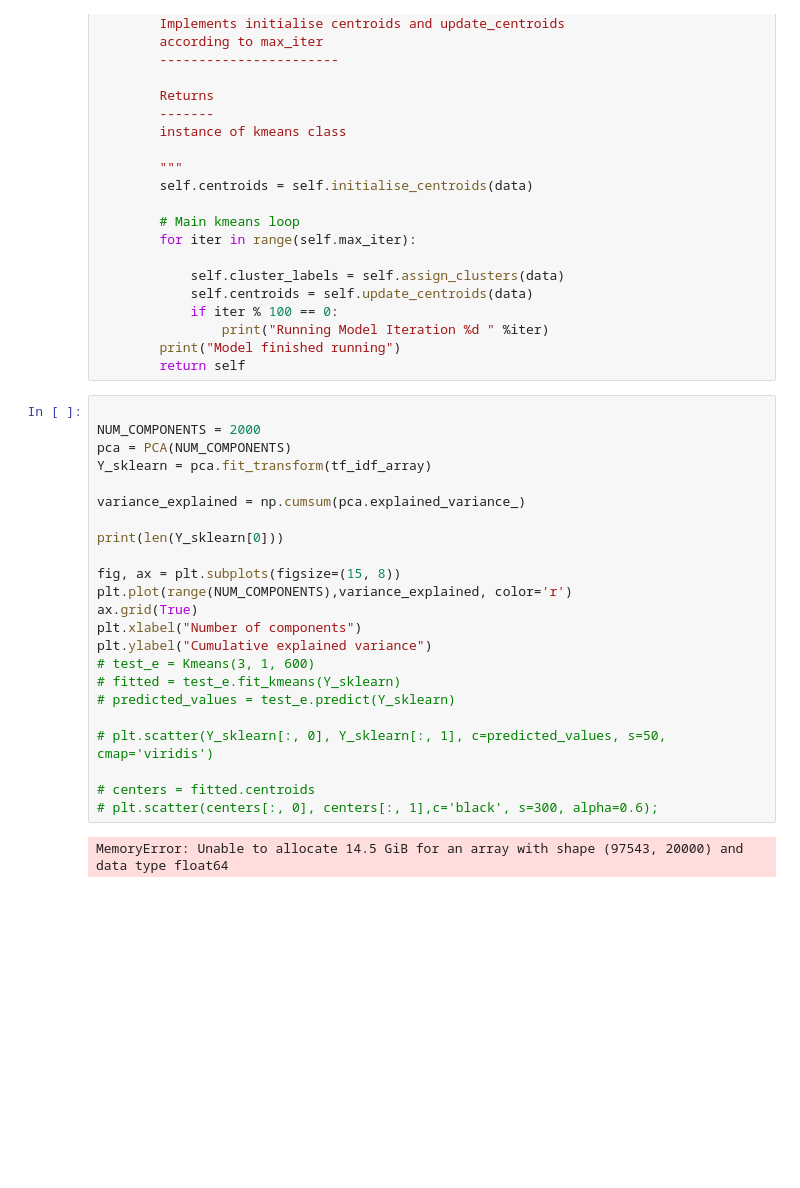
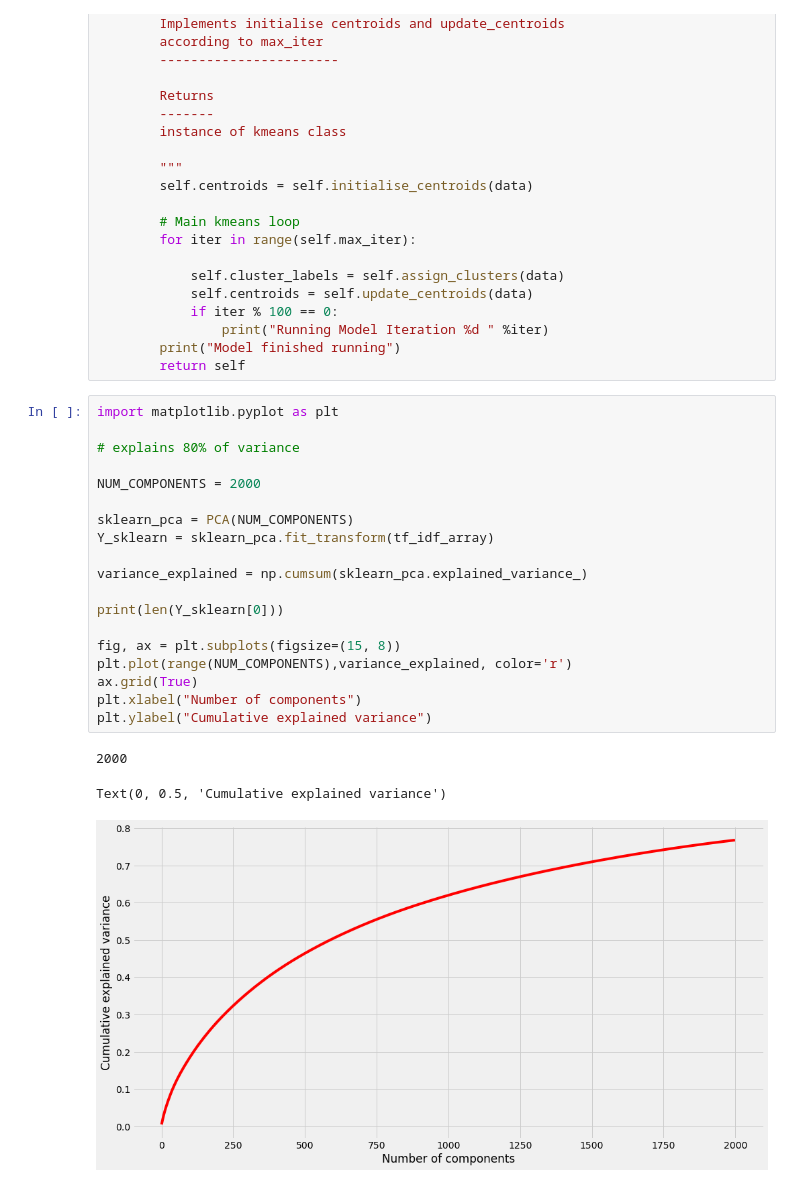
Before and after one commit to tangihan/Recipe-Recommender-System, a Jupyter notebook: User preferences/Extract features.ipynb, the cells around one changed output. Cells and saved outputs as stored; diff of their text form; blank space fills up the shorter version.

```diff
--- a/User preferences/Extract features.ipynb
+++ b/User preferences/Extract features.ipynb
@@ -191,27 +206,25 @@ class Kmeans:
         print("Model finished running")
         return self
 # %%
+import matplotlib.pyplot as plt
+
+# explains 80% of variance
 
 NUM_COMPONENTS = 2000
-pca = PCA(NUM_COMPONENTS)
-Y_sklearn = pca.fit_transform(tf_idf_array)
 
-variance_explained = np.cumsum(pca.explained_variance_)
+sklearn_pca = PCA(NUM_COMPONENTS)
+Y_sklearn = sklearn_pca.fit_transform(tf_idf_array)
+
+variance_explained = np.cumsum(sklearn_pca.explained_variance_)
 
 print(len(Y_sklearn[0]))
 
 fig, ax = plt.subplots(figsize=(15, 8))
 plt.plot(range(NUM_COMPONENTS),variance_explained, color='r')
 ax.grid(True)
 plt.xlabel("Number of components")
 plt.ylabel("Cumulative explained variance")
-# test_e = Kmeans(3, 1, 600)
-# fitted = test_e.fit_kmeans(Y_sklearn)
-# predicted_values = test_e.predict(Y_sklearn)
-
-# plt.scatter(Y_sklearn[:, 0], Y_sklearn[:, 1], c=predicted_values, s=50, cmap='viridis')
-
-# centers = fitted.centroids
-# plt.scatter(centers[:, 0], centers[:, 1],c='black', s=300, alpha=0.6);
 # %% [output]
-MemoryError: Unable to allocate 14.5 GiB for an array with shape (97543, 20000) and data type float64
+2000
+Text(0, 0.5, 'Cumulative explained variance')
+[figure, added]
```
Also changed, not shown: parts of 11 cells of this notebook, 2 other files.
